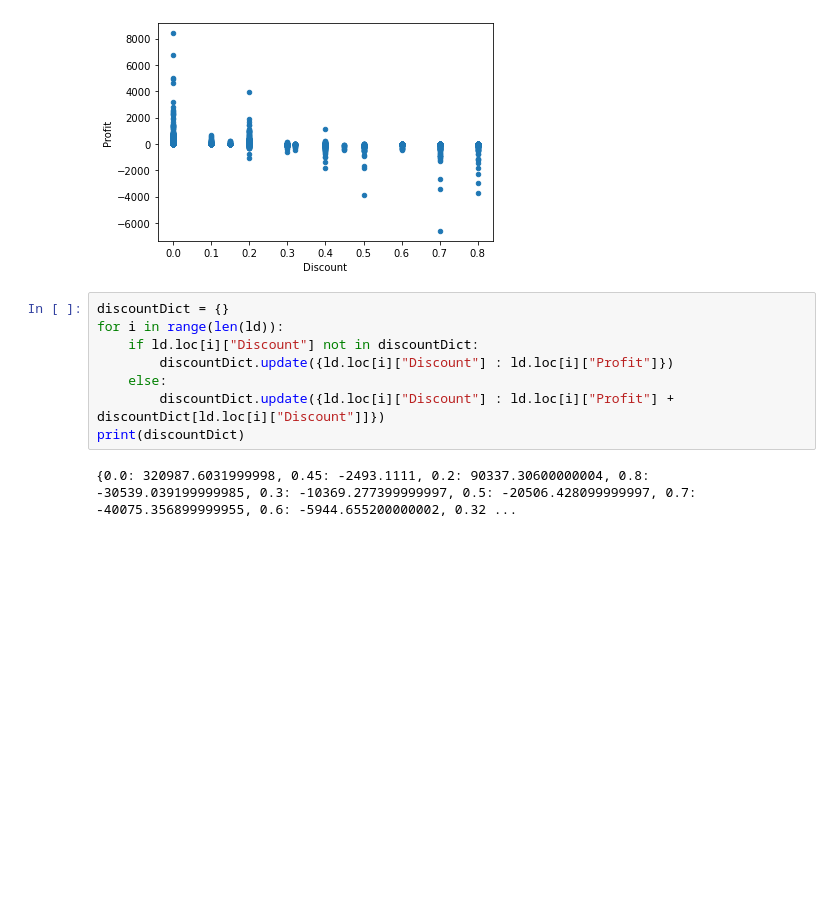
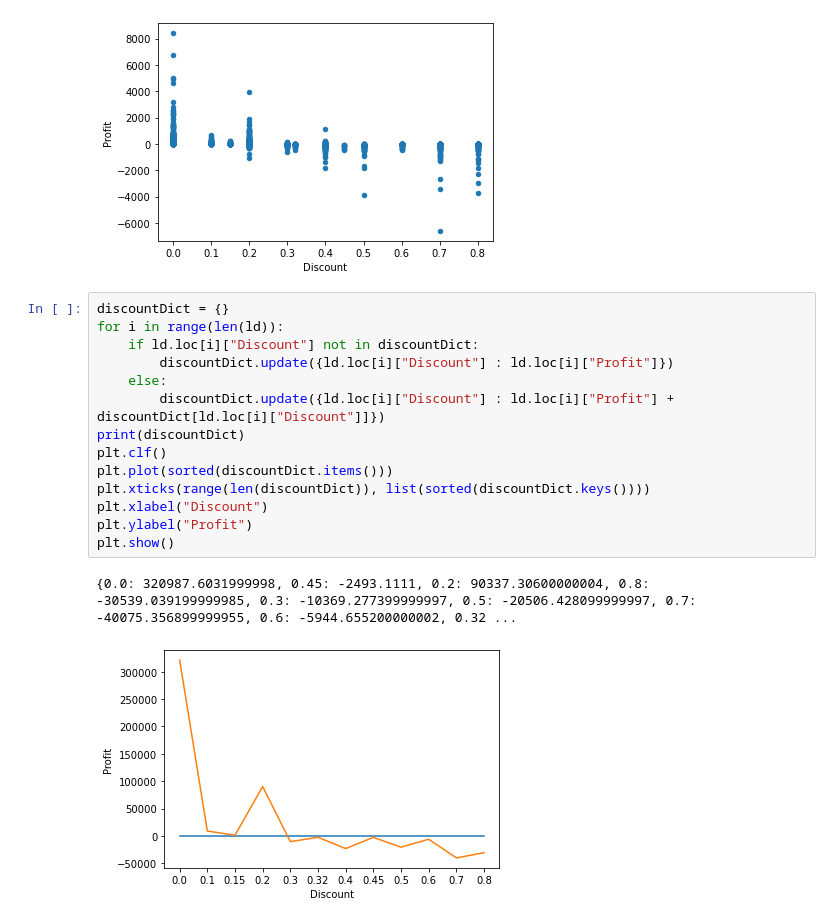
Before and after one commit to Derherpderderp/Csci343Project1, a Jupyter notebook: Csci343Project1hhgarret.ipynb, the cells around one changed output. Cells and saved outputs as stored; diff of their text form; blank space fills up the shorter version.

```diff
--- a/Csci343Project1hhgarret.ipynb
+++ b/Csci343Project1hhgarret.ipynb
@@ -246,10 +257,17 @@ ld.plot.scatter(x = "Discount", y = "Profit")
 # %%
 discountDict = {}
 for i in range(len(ld)):
     if ld.loc[i]["Discount"] not in discountDict:
         discountDict.update({ld.loc[i]["Discount"] : ld.loc[i]["Profit"]})
     else:
         discountDict.update({ld.loc[i]["Discount"] : ld.loc[i]["Profit"] + discountDict[ld.loc[i]["Discount"]]})
 print(discountDict)
+plt.clf()
+plt.plot(sorted(discountDict.items()))
+plt.xticks(range(len(discountDict)), list(sorted(discountDict.keys())))
+plt.xlabel("Discount")
+plt.ylabel("Profit")
+plt.show()
 # %% [output]
 {0.0: 320987.6031999998, 0.45: -2493.1111, 0.2: 90337.30600000004, 0.8: -30539.039199999985, 0.3: -10369.277399999997, 0.5: -20506.428099999997, 0.7: -40075.356899999955, 0.6: -5944.655200000002, 0.32 ...
+[figure, added]
```
Also changed, not shown: parts of 2 cells of this notebook.
